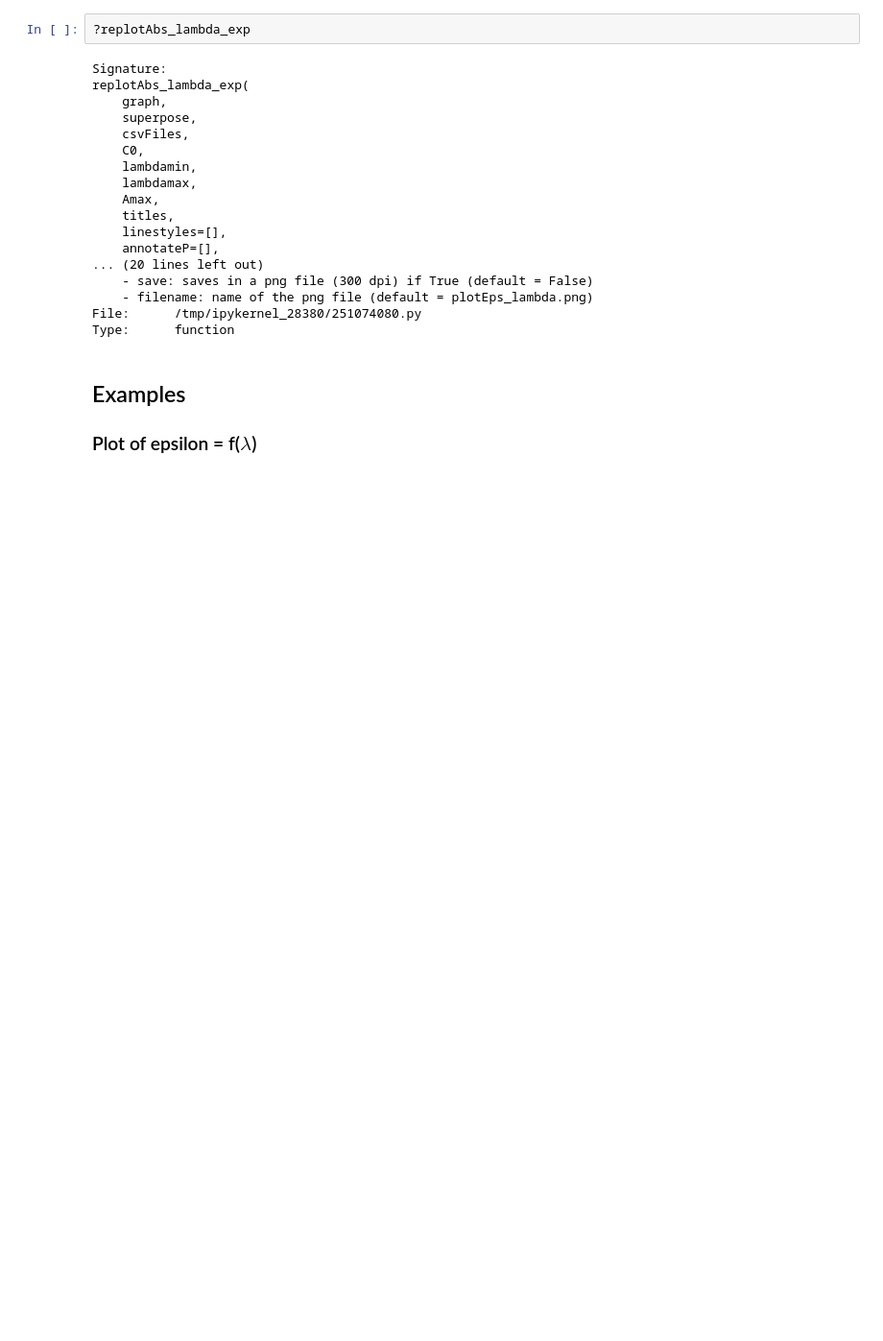
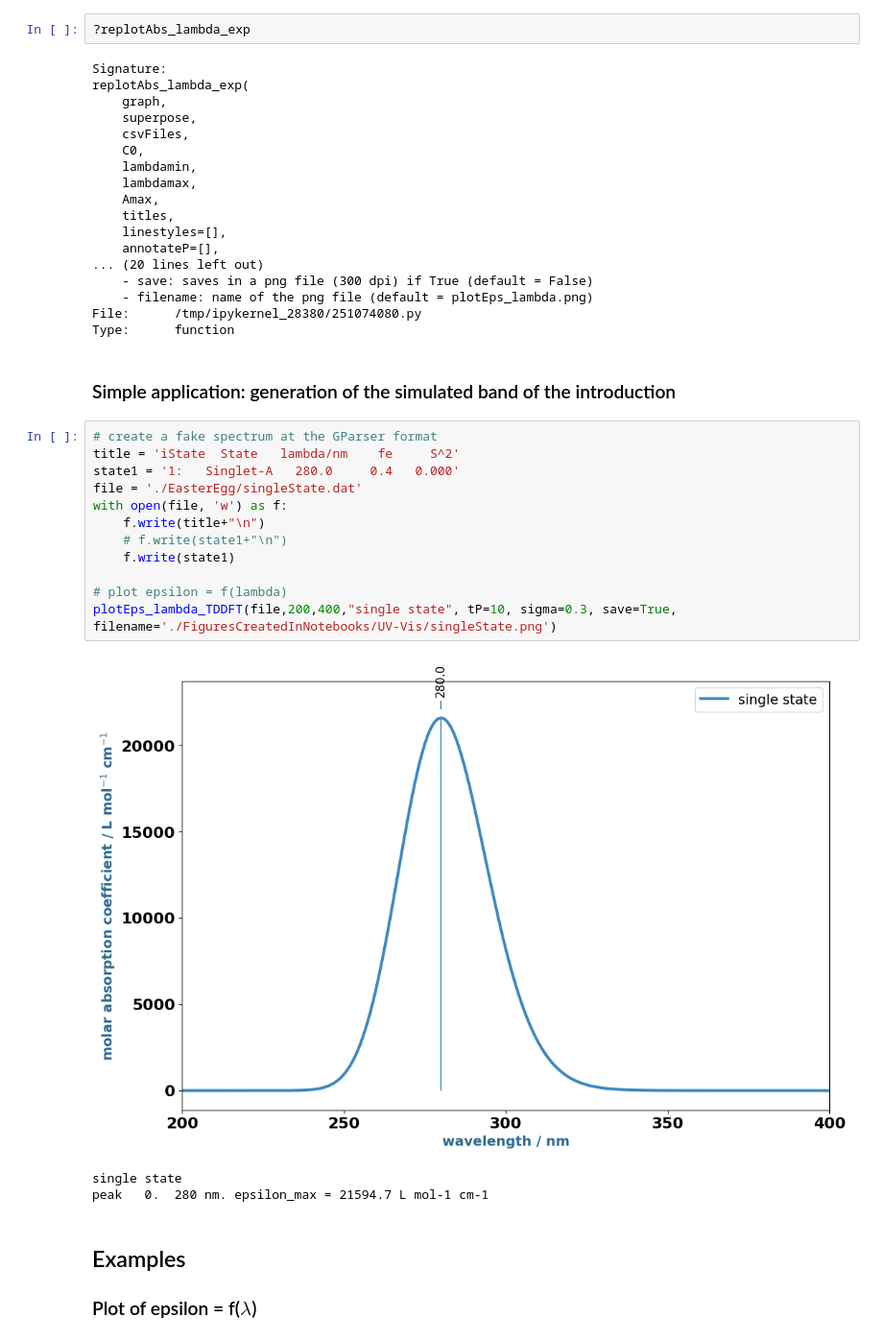
Before and after one commit to rpoteau/pyPhysChem, a Jupyter notebook: EasterEgg.ipynb, the cells around one changed output. Shown at 96% size. Drawn from its saved outputs; the diff is of its cells as text; blank space fills up the shorter version.

```diff
--- a/EasterEgg.ipynb
+++ b/EasterEgg.ipynb
@@ -339,6 +449,24 @@ replotAbs_lambda_exp(
     - filename: name of the png file (default = plotEps_lambda.png)
 File:      /tmp/ipykernel_28380/251074080.py
 Type:      function
+# %% [markdown]
+### Simple application: generation of the simulated band of the introduction
+# %%
+# create a fake spectrum at the GParser format
+title = 'iState  State   lambda/nm    fe     S^2'
+state1 = '1:   Singlet-A   280.0     0.4   0.000'
+file = './EasterEgg/singleState.dat'
+with open(file, 'w') as f:
+    f.write(title+"\n")
+    # f.write(state1+"\n")
+    f.write(state1)
+
+# plot epsilon = f(lambda)
+plotEps_lambda_TDDFT(file,200,400,"single state", tP=10, sigma=0.3, save=True, filename='./FiguresCreatedInNotebooks/UV-Vis/singleState.png')
+# %% [output]
+[figure, added]
+single state
+peak   0.  280 nm. epsilon_max = 21594.7 L mol-1 cm-1
 # %% [markdown]
 ## Examples
 ### Plot of epsilon = f($\lambda$)
```
Also changed, not shown: parts of 11 cells of this notebook, 26 other files.
